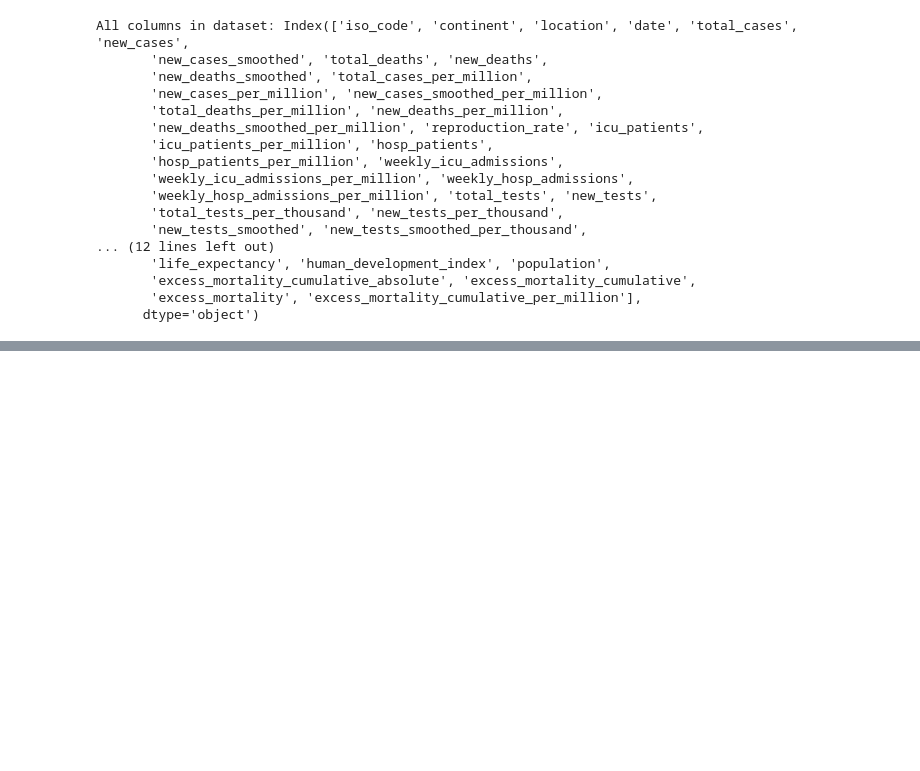
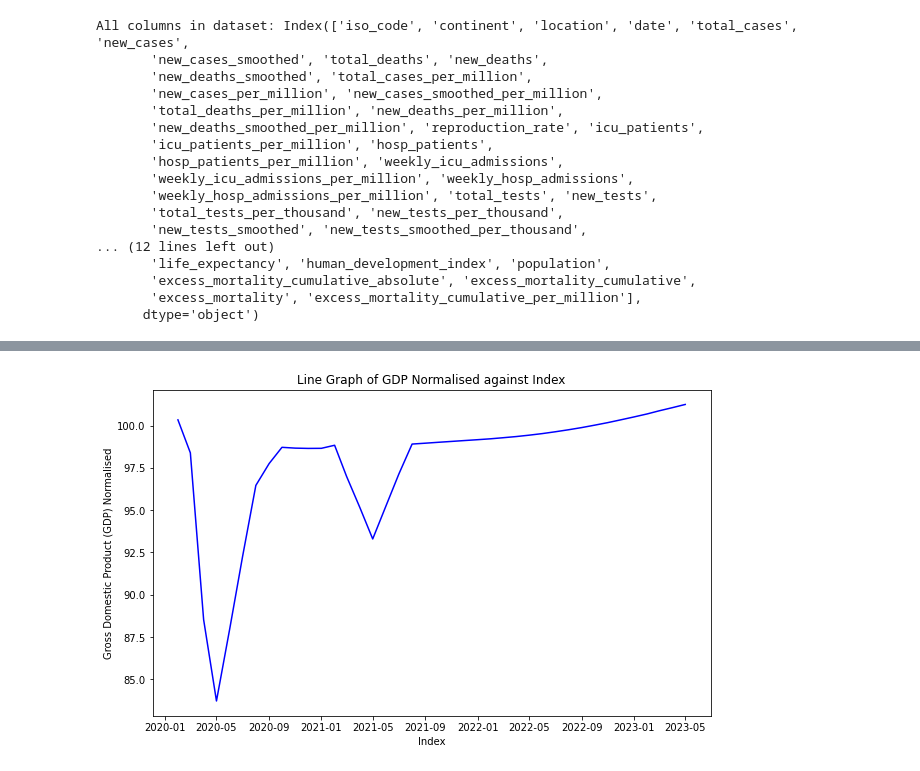
Before and after one commit to psymbio/sir_rl, a Jupyter notebook: 01_eda.ipynb, the cells around one changed output, grey strips where cells are left out. Drawn from its saved outputs; the diff is of its cells as text; code cells hidden in the pictures; blank space fills up the shorter version.

```diff
--- a/01_eda.ipynb
+++ b/01_eda.ipynb
@@ -178,0 +336,16 @@ print(fit_line_loaded(100.0))
+# %%
+df_selected_dates = df.loc[selected_dates, :]
+plt.figure(figsize=(10, 6))
+
+# Plot the line graph
+plt.plot(df_selected_dates['Gross Domestic Product (GDP)  Normalised'], color='b')
+
+# Set labels and title
+plt.xlabel('Index')
+plt.ylabel('Gross Domestic Product (GDP) Normalised')
+plt.title('Line Graph of GDP Normalised against Index')
+
+# Display the plot
+plt.show()
+# %% [output]
+[figure, added]
```
Also changed, not shown: parts of 17 cells of this notebook, 19 other files.
